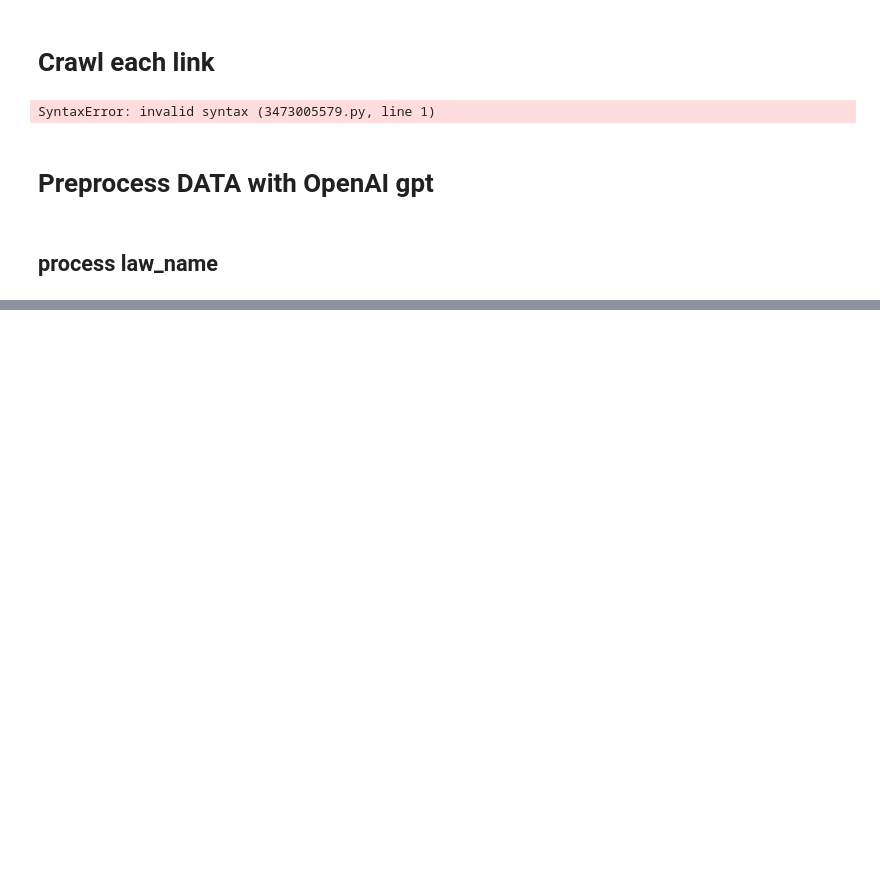
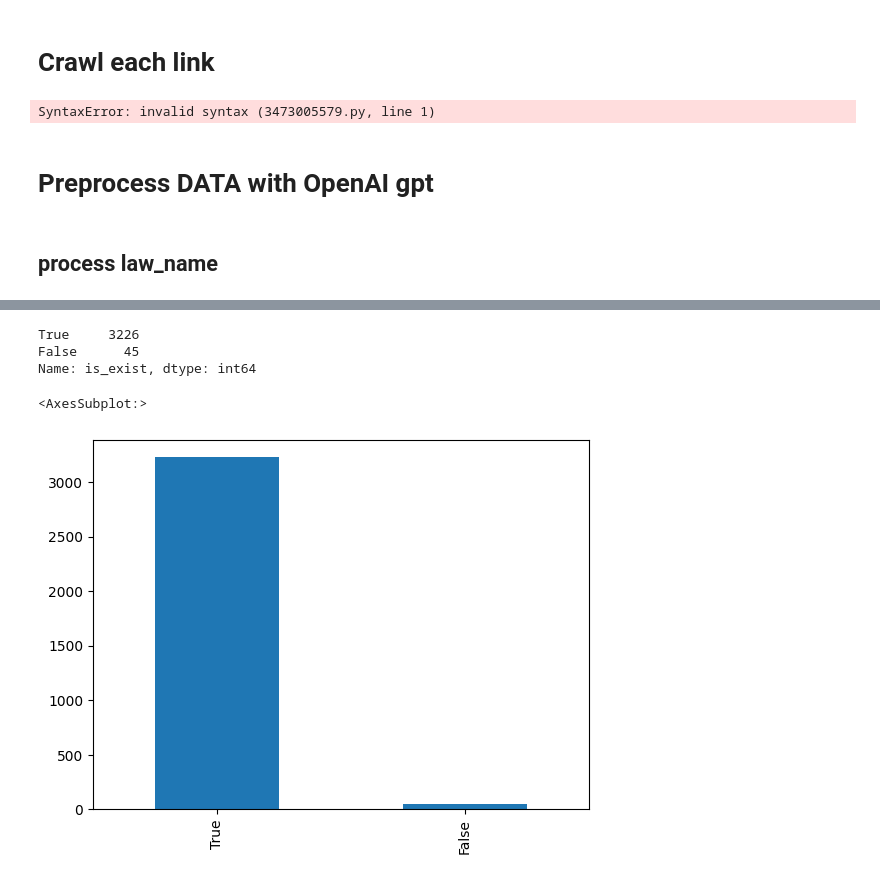
Before and after one commit to trongthanht3/vbpl_crawler, a Jupyter notebook: crawl_vbpl.ipynb, the cells around one changed output, grey strips where cells are left out. Drawn from its saved outputs; the diff is of its cells as text; code cells hidden in the pictures; blank space fills up the shorter version.

```diff
--- a/crawl_vbpl.ipynb
+++ b/crawl_vbpl.ipynb
@@ -471,0 +843,8 @@ for i in range(0, len(df_law_name)):
+# %%
+# we create a filter to handle if law id has len < 4 (just guessing)
+def is_law_id_short(text):
+    if len(text) < 5:
+        return True
+    return False
+law_full['is_law_id_error'] = law_full['lawNameRemoveText'].apply(is_law_id_short)
+len(law_full[law_full['is_law_id_error'] == True]['lawNameRemoveText'].unique())
@@ -471,0 +970,3 @@ for i in range(0, len(df_law_name)):
+# %%
+law_full['lawNameRemoveText'] = law_full['lawName'].apply(str).apply(handle_law_name_by_filter)
+law_full
@@ -471,0 +990,4 @@ for i in range(0, len(df_law_name)):
+# %%
+law_full['is_law_id_error'] = law_full['lawNameRemoveText'].apply(is_law_id_short)
+print(len(law_full[law_full['is_law_id_error'] == True]['lawNameRemoveText'].unique()))
+law_full[law_full['is_law_id_error'] == True].to_csv("raw_data/error_law_id.csv", index=False)
@@ -471,0 +996,11 @@ for i in range(0, len(df_law_name)):
+# %%
+law_name_corpus_v2 = law_full['lawNameRemoveText'].unique()
+
+def check_law_name_in_corpus_ver2(text):
+    if text in law_name_corpus_v2:
+        return True
+    return False
+
+
+remove_dup_zalo['is_exist'] = remove_dup_zalo['law_id'].apply(check_law_name_in_corpus_ver2)
+remove_dup_zalo
@@ -471,0 +1021,10 @@ for i in range(0, len(df_law_name)):
+# %%
+type_counts = remove_dup_zalo['is_exist'].value_counts()
+print(type_counts)
+type_counts.plot(kind='bar')
+# %% [output]
+True     3226
+False      45
+Name: is_exist, dtype: int64
+<AxesSubplot:>
+[figure, added]
```
Also changed, not shown: parts of 81 cells of this notebook, 1 other file.
